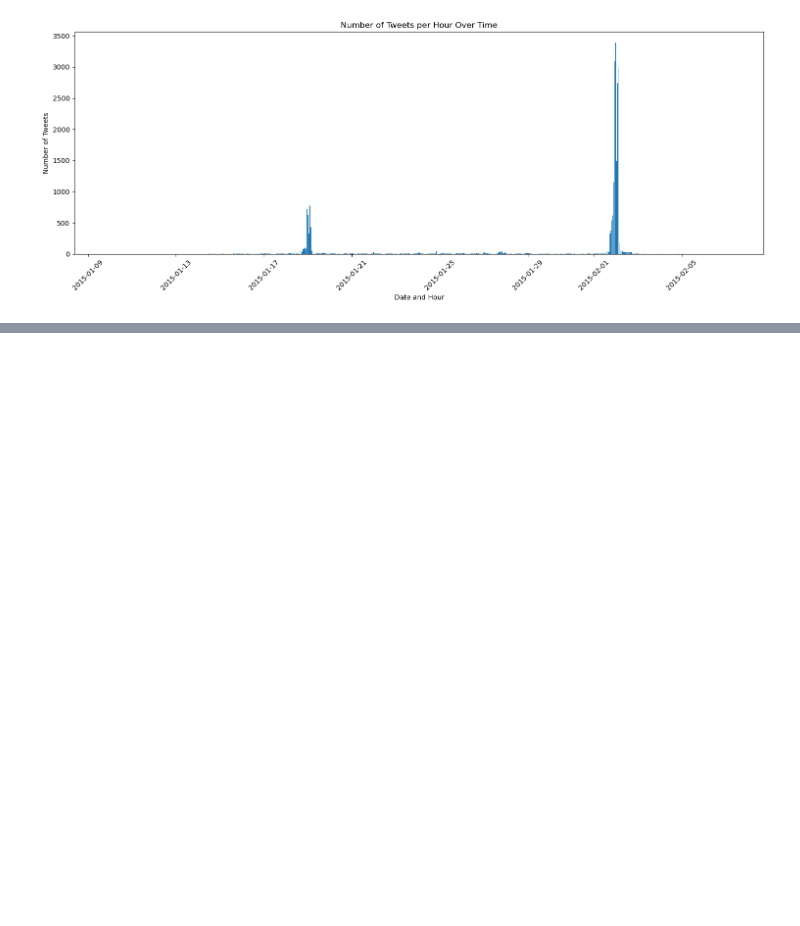
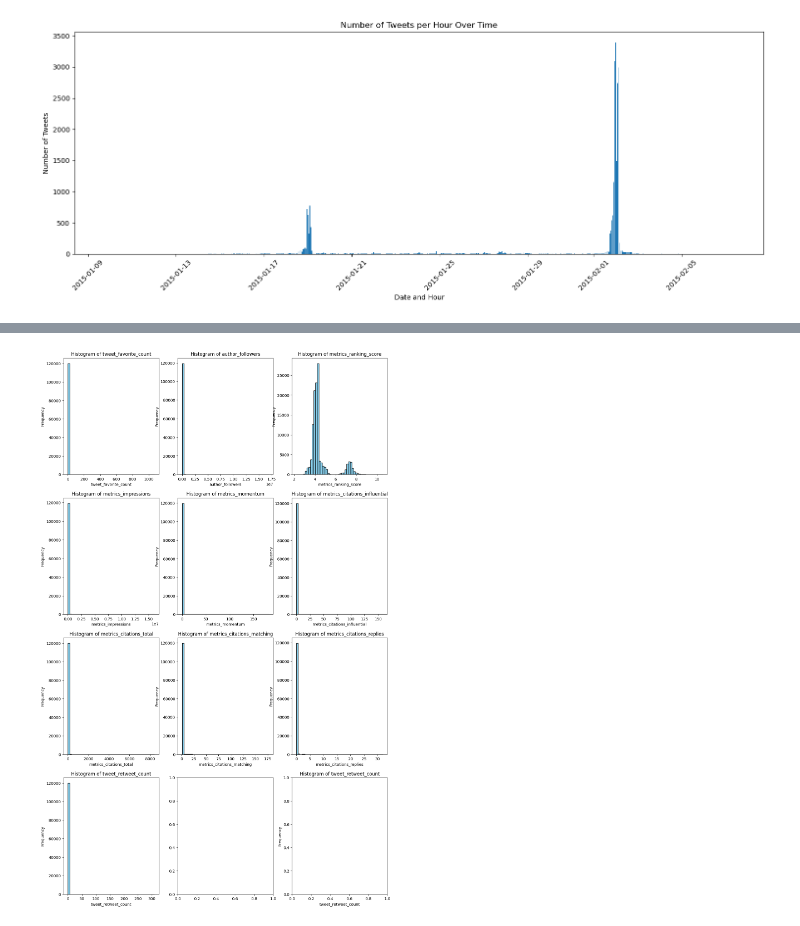
Before and after one commit to godlikeS97/ece219project4, a Jupyter notebook: Tweet_Analysis/data_processing.ipynb, the cells around one changed output, grey strips where cells are left out. Drawn from its saved outputs; the diff is of its cells as text; code cells hidden in the pictures; blank space fills up the shorter version.

```diff
--- a/Tweet_Analysis/data_processing.ipynb
+++ b/Tweet_Analysis/data_processing.ipynb
@@ -172,0 +287,15 @@ Average number of retweets per tweet:  1.4081919101697078
+# %%
+# plot the histogram of numerical features, put them in a grid of 3x3
+fig, axes = plt.subplots(4, 3, figsize=(15, 25))
+axes = axes.ravel()
+
+for i, feature in enumerate(df_sample_selected.columns):
+    axes[i].hist(df_sample_selected[feature], bins=50, color='skyblue', edgecolor='black')
+    axes[i].set_xlabel(feature)
+    axes[i].set_ylabel("Frequency")
+    axes[i].set_title(f"Histogram of {feature}")
+    plt.xlabel(feature)
+    plt.ylabel("Frequency")
+    plt.title(f"Histogram of {feature}")
+# %% [output]
+[figure, added]
```
Also changed, not shown: parts of 22 cells of this notebook.
